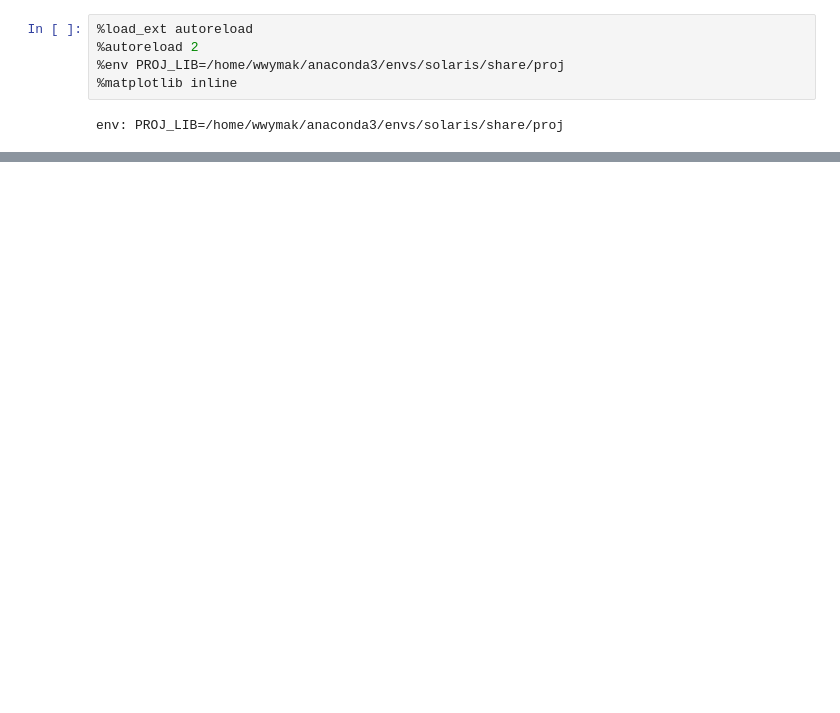
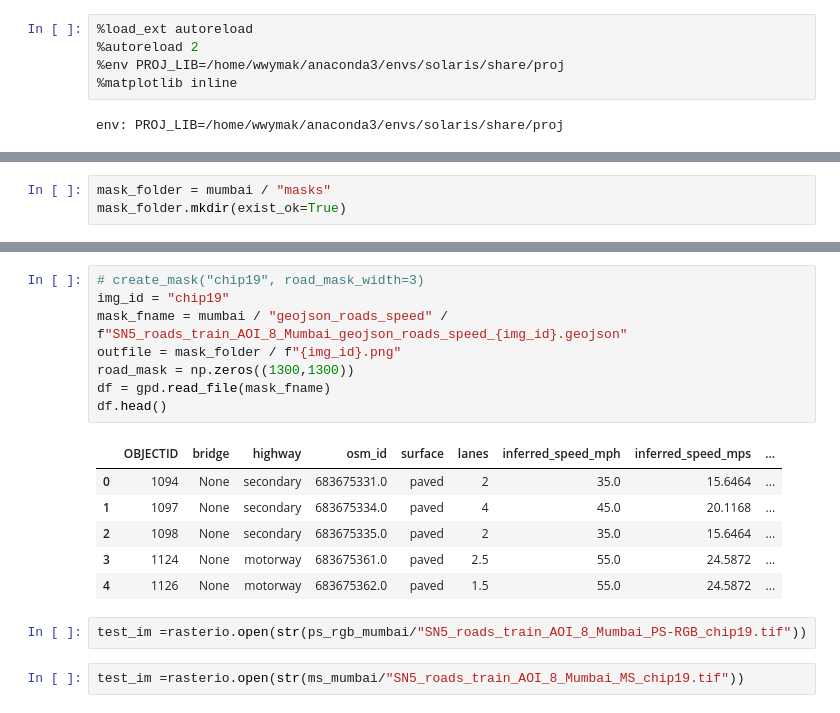
Before and after one commit to wwymak/spacenet-ml, a Jupyter notebook: spacenet-roads-replicating-cresci.ipynb, the cells around one changed output, grey strips where cells are left out. Cells and saved outputs as stored; diff of their text form; blank space fills up the shorter version.

```diff
--- a/spacenet-roads-replicating-cresci.ipynb
+++ b/spacenet-roads-replicating-cresci.ipynb
@@ -81,0 +75,3 @@ def train_roads(config, paths, fn_mapping, image_suffix, folds_file_loc,
+# %%
+mask_folder = mumbai / "masks"
+mask_folder.mkdir(exist_ok=True)
@@ -81,0 +101,19 @@ def train_roads(config, paths, fn_mapping, image_suffix, folds_file_loc,
+# %%
+# create_mask("chip19", road_mask_width=3)
+img_id = "chip19"
+mask_fname = mumbai / "geojson_roads_speed" / f"SN5_roads_train_AOI_8_Mumbai_geojson_roads_speed_{img_id}.geojson"
+outfile = mask_folder / f"{img_id}.png"
+road_mask = np.zeros((1300,1300))
+df = gpd.read_file(mask_fname)
+df.head()
+# %% [output]
+|  | OBJECTID | bridge | highway | osm_id | surface | lanes | inferred_speed_mph | inferred_speed_mps | ... |
+| 0 | 1094 | None | secondary | 683675331.0 | paved | 2 | 35.0 | 15.6464 | ... |
+| 1 | 1097 | None | secondary | 683675334.0 | paved | 4 | 45.0 | 20.1168 | ... |
+| 2 | 1098 | None | secondary | 683675335.0 | paved | 2 | 35.0 | 15.6464 | ... |
+| 3 | 1124 | None | motorway | 683675361.0 | paved | 2.5 | 55.0 | 24.5872 | ... |
+| 4 | 1126 | None | motorway | 683675362.0 | paved | 1.5 | 55.0 | 24.5872 | ... |
+# %%
+test_im =rasterio.open(str(ps_rgb_mumbai/"SN5_roads_train_AOI_8_Mumbai_PS-RGB_chip19.tif"))
+# %%
+test_im =rasterio.open(str(ms_mumbai/"SN5_roads_train_AOI_8_Mumbai_MS_chip19.tif"))
```
Also changed, not shown: parts of 15 cells of this notebook.
